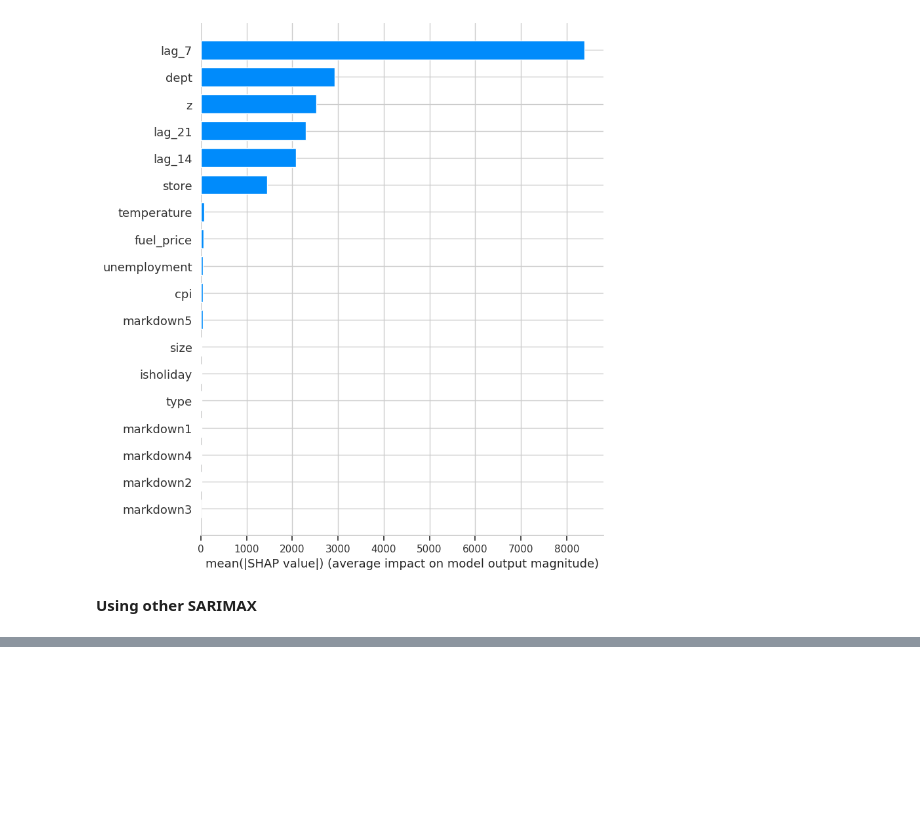
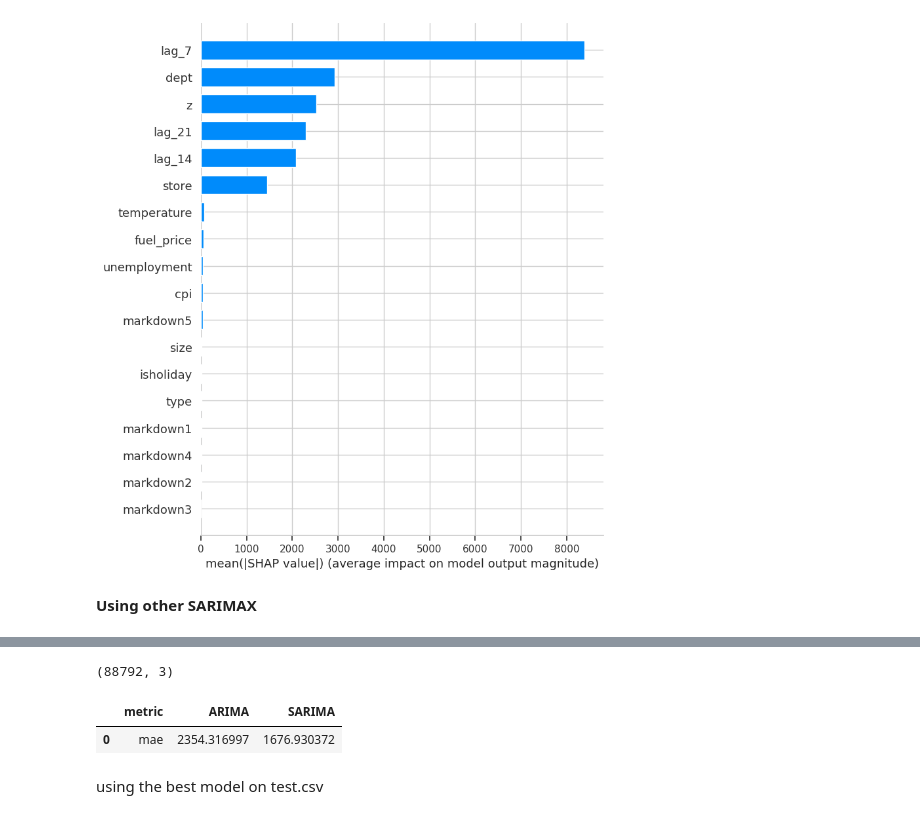
Before and after one commit to Adi21032004/Walmart_Sales_Forecasting, a Jupyter notebook: Walmart_EDA_and_model.ipynb, the cells around one changed output, grey strips where cells are left out. Cells and saved outputs as stored; diff of their text form; code cells hidden in the pictures; blank space fills up the shorter version.

```diff
--- a/Walmart_EDA_and_model.ipynb
+++ b/Walmart_EDA_and_model.ipynb
@@ -536,3 +545,53 @@ model = pm.auto_arima(y=tr,seasonal=True,season_length=season)
+# %%
+train_set.head(5)
+n_train = pd.DataFrame()
+n_train['ds'] = train_set['date']
+n_train['y'] = train_set['weekly_sales']
+n_train['unique_id'] = (
+    train_set['store'].astype(str) + '_' +
+    train_set['dept'].astype(str)
+)
+
+n_test = pd.DataFrame()
+n_test['ds'] = test_set['date']
+n_test['y'] = test_set['weekly_sales']
+n_test['unique_id'] = (
+    test_set['store'].astype(str) + '_' +
+    test_set['dept'].astype(str)
+)
+n_test.shape
+# %% [output]
+(88792, 3)
+# %%
+from statsforecast.models import AutoARIMA
+from statsforecast import StatsForecast
+
+models = (
+    AutoARIMA(alias='ARIMA'),
+    AutoARIMA(season_length=52,alias='SARIMA')
+)
+
+sf = StatsForecast(models, freq='W-FRI')
+# %%
+sf_model = sf.fit(n_train)
+# %%
+n_pred = sf_model.predict(h=100)
+# %%
+eval = pd.merge(n_test, n_pred, on=['unique_id','ds'], how='left')
+# %%
+from utilsforecast.evaluation import evaluate
+from utilsforecast.losses import mae
+evaluation = evaluate(
+    df=eval,
+    metrics=[mae]
+)
+evaluation = evaluation.drop(columns=['unique_id']).groupby('metric').mean().reset_index()
+evaluation
+# %% [output]
+|  | metric | ARIMA | SARIMA |
+| 0 | mae | 2354.316997 | 1676.930372 |
+# %% [markdown]
+using the best model on test.csv
 # %%
 from google.colab import files
 u = files.upload()
```
Also changed, not shown: parts of 11 cells of this notebook.
